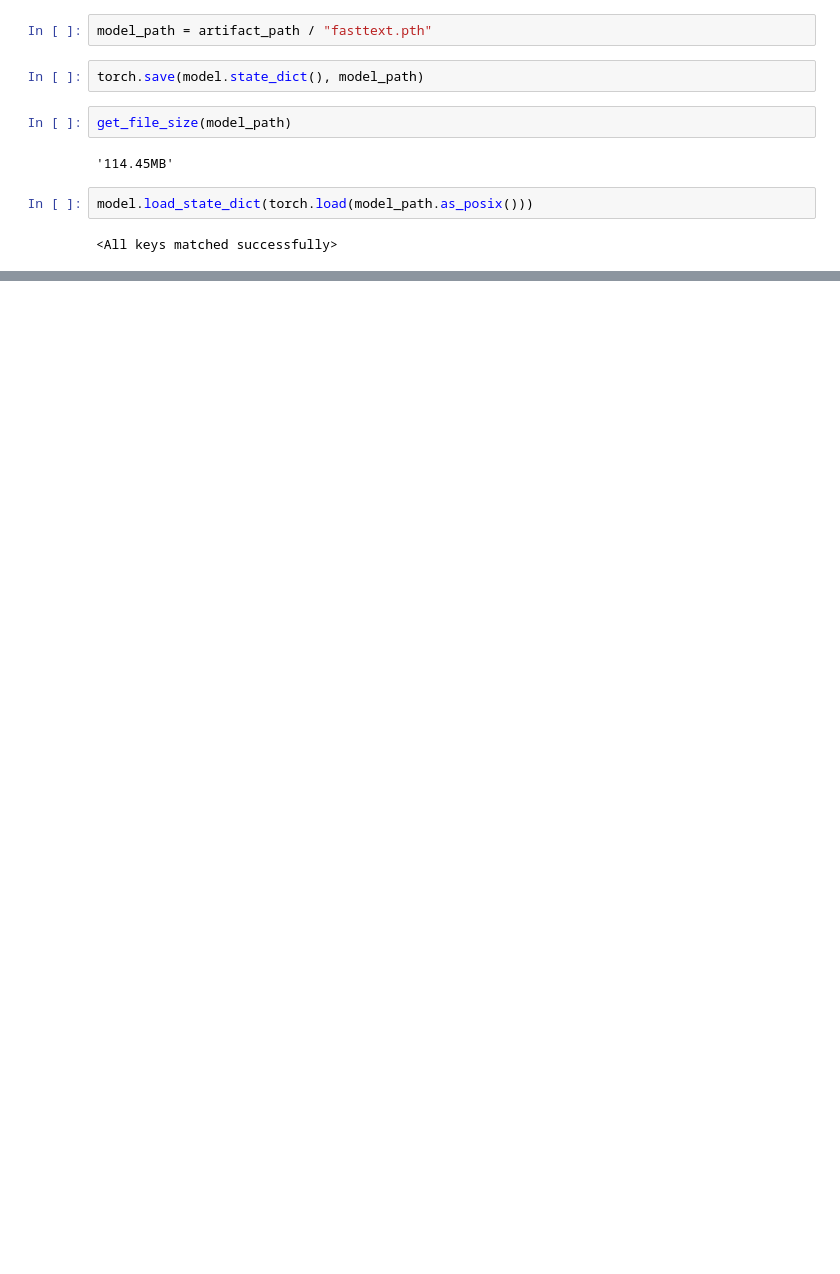
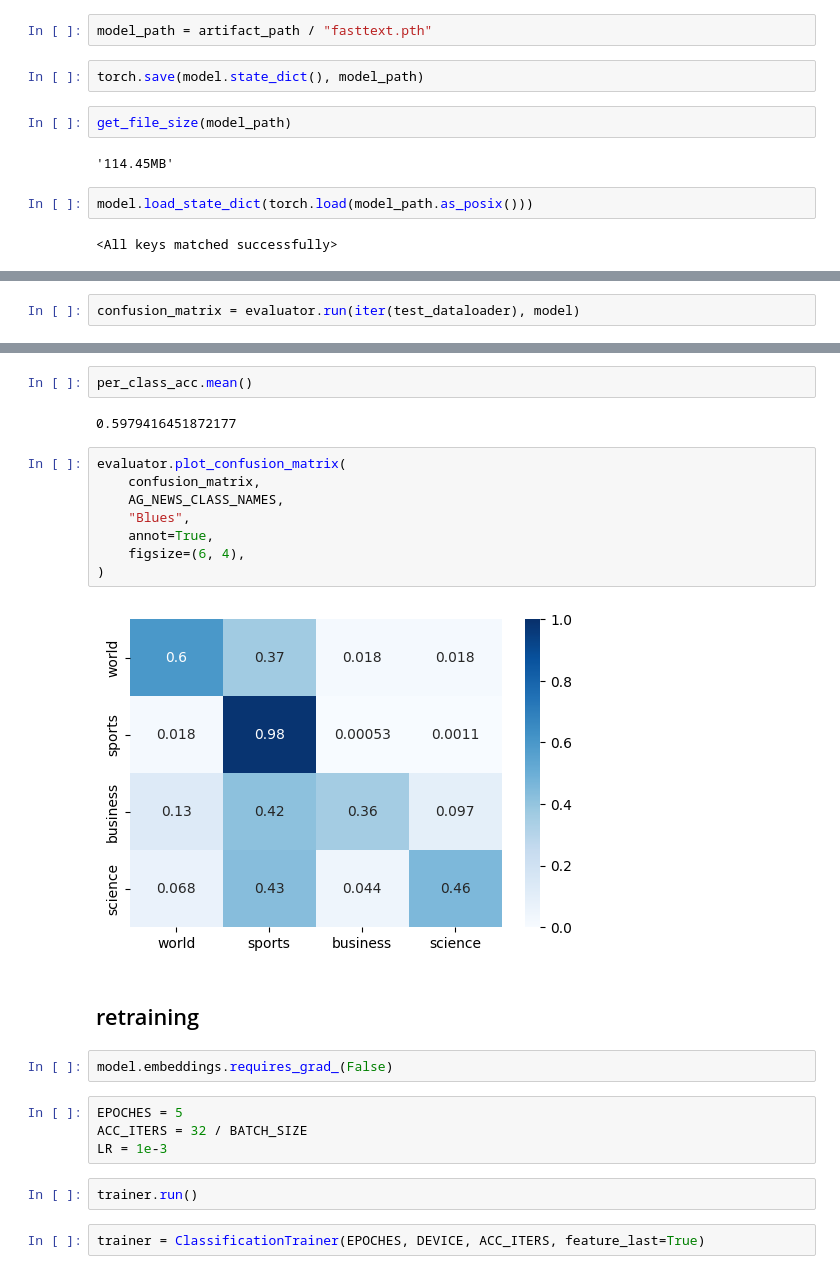
Before and after one commit to gitE0Z9/pytorch-implementations, a Jupyter notebook: notebooks/fasttext.ipynb, the cells around one changed output, grey strips where cells are left out. Saved outputs shown, nothing was run; the diff lists cells and outputs as text; blank space fills up the shorter version.

Commit message:
feat: batchify fasttext and word+ngram features

```diff
--- a/notebooks/fasttext.ipynb
+++ b/notebooks/fasttext.ipynb
@@ -282,0 +434,2 @@ model.load_state_dict(torch.load(model_path.as_posix()))
+# %%
+confusion_matrix = evaluator.run(iter(test_dataloader), model)
@@ -282,0 +449,26 @@ model.load_state_dict(torch.load(model_path.as_posix()))
+# %%
+per_class_acc.mean()
+# %% [output]
+0.5979416451872177
+# %%
+evaluator.plot_confusion_matrix(
+    confusion_matrix,
+    AG_NEWS_CLASS_NAMES,
+    "Blues",
+    annot=True,
+    figsize=(6, 4),
+)
+# %% [output]
+[figure, added]
+# %% [markdown]
+## retraining
+# %%
+model.embeddings.requires_grad_(False)
+# %%
+EPOCHES = 5
+ACC_ITERS = 32 / BATCH_SIZE
+LR = 1e-3
+# %%
+trainer.run()
+# %%
+trainer = ClassificationTrainer(EPOCHES, DEVICE, ACC_ITERS, feature_last=True)
```
Also changed, not shown: parts of 61 cells of this notebook, 2 other files.
